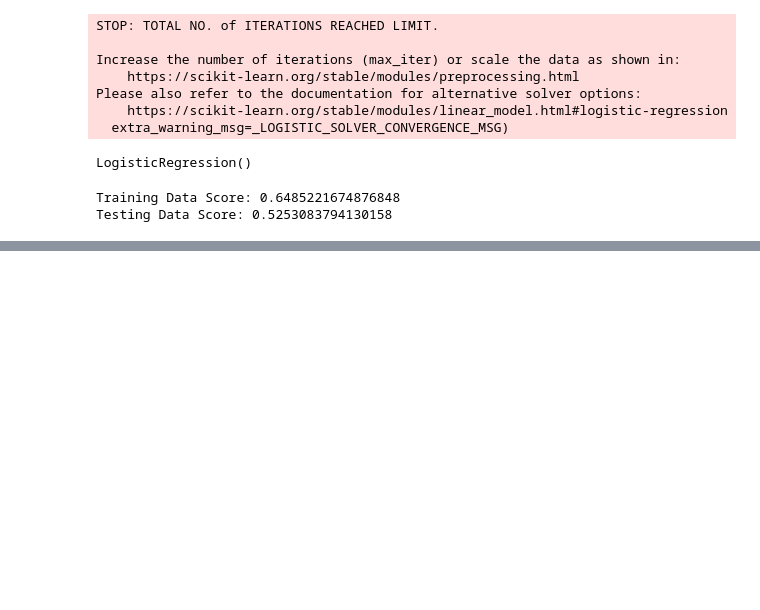
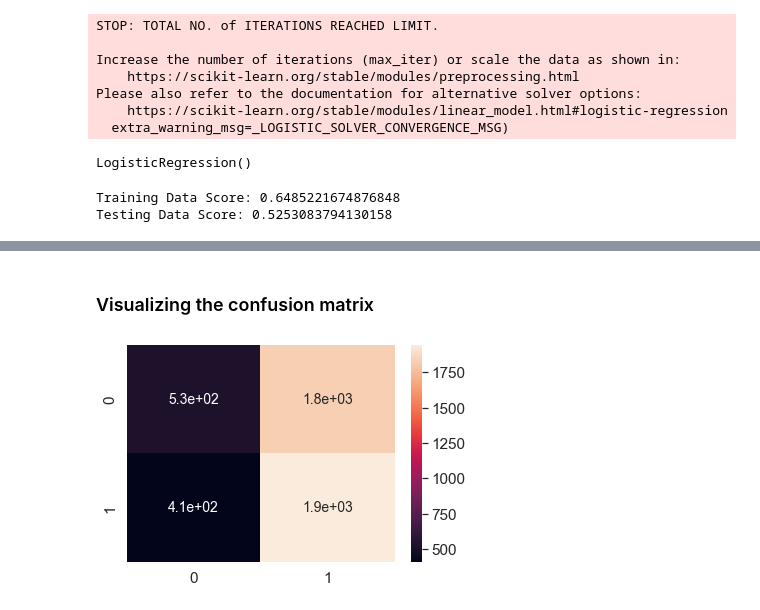
Before and after one commit to bay0624/Supervised-Machine-Learning, a Jupyter notebook: Credit Risk Evaluator.ipynb, the cells around one changed output, grey strips where cells are left out. Saved outputs shown, nothing was run; the diff lists cells and outputs as text; code cells hidden in the pictures; blank space fills up the shorter version.

Commit message:
Create confusion matrix

```diff
--- a/Credit Risk Evaluator.ipynb
+++ b/Credit Risk Evaluator.ipynb
@@ -173,0 +163,7 @@ Testing Data Score: 0.5253083794130158
+# %%
+from sklearn.metrics import confusion_matrix, classification_report
+
+y_true = y_test
+y_pred = classifier.predict(X_test)
+array = confusion_matrix(y_true, y_pred)
+array
@@ -174,3 +184,15 @@ Testing Data Score: 0.5253083794130158
+# %% [markdown]
+### Visualizing the confusion matrix
+# %%
+import seaborn as sn
+import matplotlib.pyplot as plt
+
+confusion_df = pd.DataFrame(array)
+sn.set(font_scale=1.4) # for label size
+sn.heatmap(confusion_df, annot=True, annot_kws={"size": 14})
+plt.show()
+# %% [output]
+[figure, added]
 # %%
 # Train the Logistic Regression model on the unscaled data and print the model score
 # from sklearn.linear_model import LogisticRegression
```
Also changed, not shown: parts of 5 cells of this notebook.
